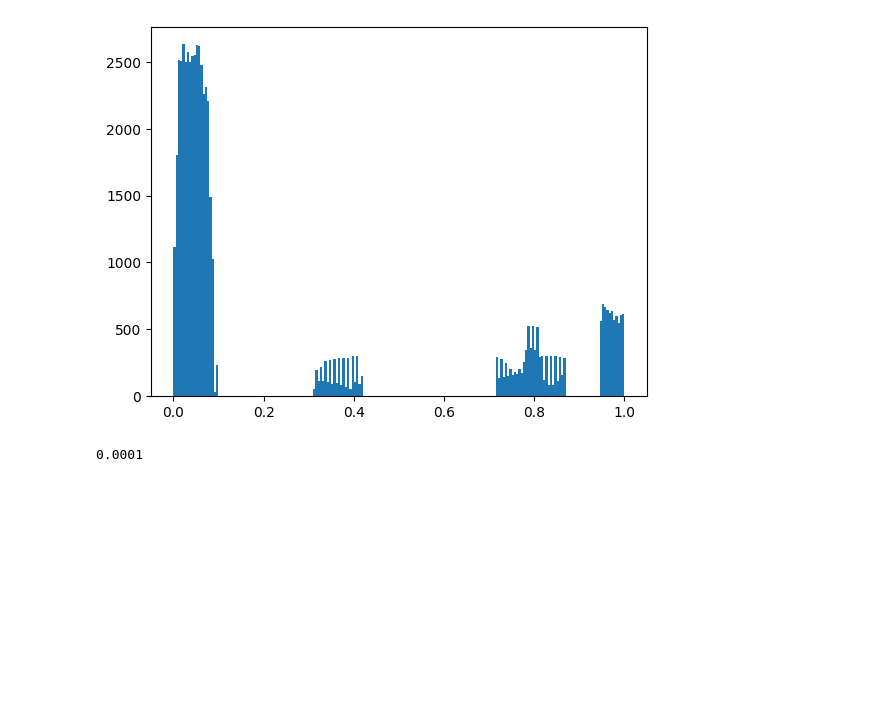
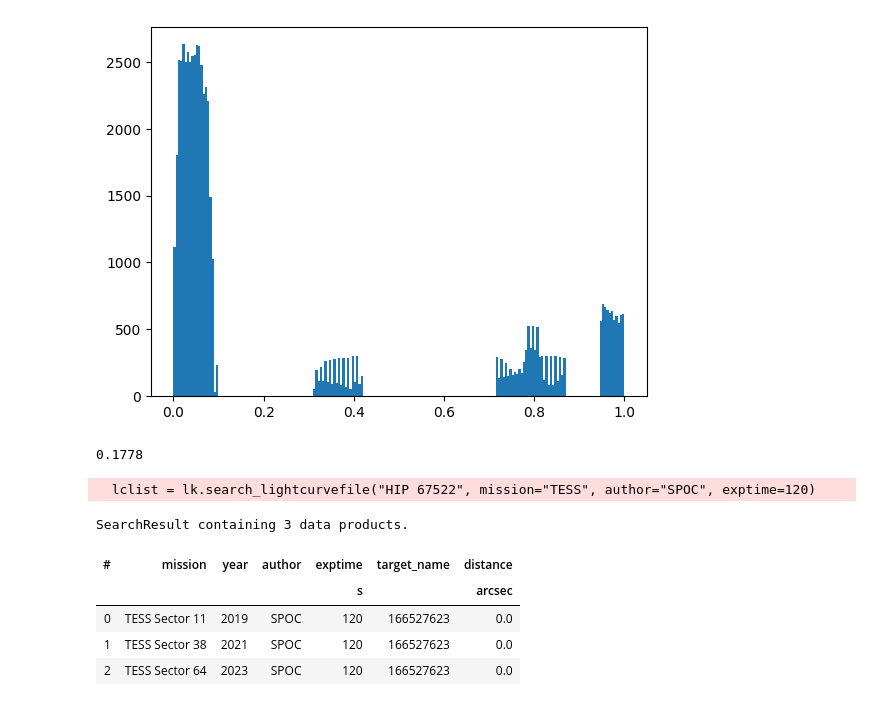
Before and after one commit to ekaterinailin/hip67522-spi, a Jupyter notebook: phase_coverage.ipynb, the cells around one changed output. Saved outputs shown, nothing was run; the diff lists cells and outputs as text; code cells hidden in the pictures; blank space fills up the shorter version.

```diff
--- a/phase_coverage.ipynb
+++ b/phase_coverage.ipynb
@@ -68,9 +133,9 @@ plt.hist(phases, bins=200);
 # %%
 # random draw three phases
 
-binary = [0.02 < np.all(np.random.choice(phases, 20) < 0.07) for i in range(10000)]
+binary = [0.02 < np.all(np.random.choice(cheops_phases, 3) < 0.07) for i in range(10000)]
 
 binary = np.array(binary)
 binary[binary==True].shape[0] / binary.shape[0]
 # %% [output]
-0.0001
+0.1778
@@ -76,0 +187,11 @@ binary[binary==True].shape[0] / binary.shape[0]
+# %%
+lclist = lk.search_lightcurvefile("HIP 67522", mission="TESS", author="SPOC", exptime=120)
+lclist
+# %% [output]
+  lclist = lk.search_lightcurvefile("HIP 67522", mission="TESS", author="SPOC", exptime=120)
+SearchResult containing 3 data products.
+| # | mission | year | author | exptime | target_name | distance |
+|  |  |  |  | s |  | arcsec |
+| 0 | TESS Sector 11 | 2019 | SPOC | 120 | 166527623 | 0.0 |
+| 1 | TESS Sector 38 | 2021 | SPOC | 120 | 166527623 | 0.0 |
+| 2 | TESS Sector 64 | 2023 | SPOC | 120 | 166527623 | 0.0 |
```
Also changed, not shown: parts of 15 cells of this notebook, 4 other files.
